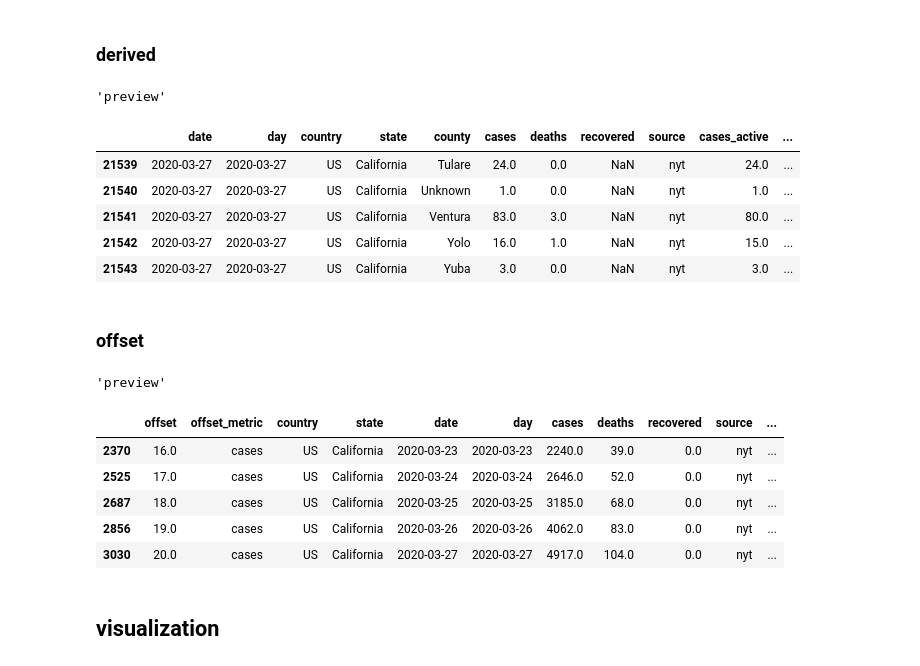
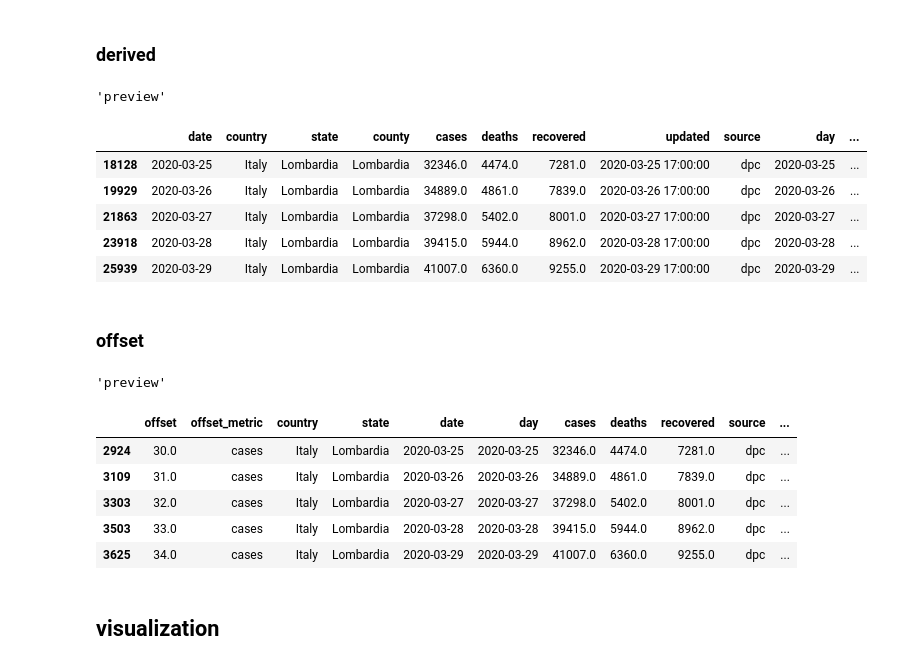
Before and after one commit to eferm/covid-19, a Jupyter notebook: notebooks/covid-19.ipynb, the cells around one changed output. Saved outputs shown, nothing was run; the diff lists cells and outputs as text; code cells hidden in the pictures.

```diff
--- a/notebooks/covid-19.ipynb
+++ b/notebooks/covid-19.ipynb
@@ -40,6 +40,7 @@ CATALOG = {
     'jhu': JHU(**kwargs).clean,
     'ctp': CTP(**kwargs).clean,
     'nyt': NYT(**kwargs).clean,
+    'dpc': DPC(**kwargs).clean,
 }
 
 for name, df in CATALOG.items():
@@ -194,25 +231,25 @@ def with_pct_change(df):
 # %%
 for i, level in enumerate(LEVELS):
     df = (
         rollup(CATALOG['df.combined'], level)
         .pipe(with_cases_active)
         .pipe(with_cfr)
         .pipe(with_diffs)
         .pipe(with_pct_change)
     )
     CATALOG[f'df.derived.{level}'] = df
 
 df = CATALOG['df.derived.county']
-df = df.loc[df['state'] == 'California']
+df = df.loc[df['state'] == 'Lombardia']
 display('preview', df.tail())
 # %% [output]
 'preview'
-|  | date | day | country | state | county | cases | deaths | recovered | source | cases_active | ... |
-| 21539 | 2020-03-27 | 2020-03-27 | US | California | Tulare | 24.0 | 0.0 | NaN | nyt | 24.0 | ... |
-| 21540 | 2020-03-27 | 2020-03-27 | US | California | Unknown | 1.0 | 0.0 | NaN | nyt | 1.0 | ... |
-| 21541 | 2020-03-27 | 2020-03-27 | US | California | Ventura | 83.0 | 3.0 | NaN | nyt | 80.0 | ... |
-| 21542 | 2020-03-27 | 2020-03-27 | US | California | Yolo | 16.0 | 1.0 | NaN | nyt | 15.0 | ... |
-| 21543 | 2020-03-27 | 2020-03-27 | US | California | Yuba | 3.0 | 0.0 | NaN | nyt | 3.0 | ... |
+|  | date | country | state | county | cases | deaths | recovered | updated | source | day | ... |
+| 18128 | 2020-03-25 | Italy | Lombardia | Lombardia | 32346.0 | 4474.0 | 7281.0 | 2020-03-25 17:00:00 | dpc | 2020-03-25 | ... |
+| 19929 | 2020-03-26 | Italy | Lombardia | Lombardia | 34889.0 | 4861.0 | 7839.0 | 2020-03-26 17:00:00 | dpc | 2020-03-26 | ... |
+| 21863 | 2020-03-27 | Italy | Lombardia | Lombardia | 37298.0 | 5402.0 | 8001.0 | 2020-03-27 17:00:00 | dpc | 2020-03-27 | ... |
+| 23918 | 2020-03-28 | Italy | Lombardia | Lombardia | 39415.0 | 5944.0 | 8962.0 | 2020-03-28 17:00:00 | dpc | 2020-03-28 | ... |
+| 25939 | 2020-03-29 | Italy | Lombardia | Lombardia | 41007.0 | 6360.0 | 9255.0 | 2020-03-29 17:00:00 | dpc | 2020-03-29 | ... |
 # %% [markdown]
 ### offset
 # %%
@@ -261,17 +298,17 @@ for i, level in enumerate(LEVELS):
     CATALOG[f'df.offset.{level}'] = df
 
 df = CATALOG['df.offset.state']
-df = df.loc[(df['state'] == 'California')
+df = df.loc[(df['state'] == 'Lombardia')
             & (df['offset_metric'] == 'cases')]
 display('preview', df.tail())
 # %% [output]
 'preview'
 |  | offset | offset_metric | country | state | date | day | cases | deaths | recovered | source | ... |
-| 2370 | 16.0 | cases | US | California | 2020-03-23 | 2020-03-23 | 2240.0 | 39.0 | 0.0 | nyt | ... |
-| 2525 | 17.0 | cases | US | California | 2020-03-24 | 2020-03-24 | 2646.0 | 52.0 | 0.0 | nyt | ... |
-| 2687 | 18.0 | cases | US | California | 2020-03-25 | 2020-03-25 | 3185.0 | 68.0 | 0.0 | nyt | ... |
-| 2856 | 19.0 | cases | US | California | 2020-03-26 | 2020-03-26 | 4062.0 | 83.0 | 0.0 | nyt | ... |
-| 3030 | 20.0 | cases | US | California | 2020-03-27 | 2020-03-27 | 4917.0 | 104.0 | 0.0 | nyt | ... |
+| 2924 | 30.0 | cases | Italy | Lombardia | 2020-03-25 | 2020-03-25 | 32346.0 | 4474.0 | 7281.0 | dpc | ... |
+| 3109 | 31.0 | cases | Italy | Lombardia | 2020-03-26 | 2020-03-26 | 34889.0 | 4861.0 | 7839.0 | dpc | ... |
+| 3303 | 32.0 | cases | Italy | Lombardia | 2020-03-27 | 2020-03-27 | 37298.0 | 5402.0 | 8001.0 | dpc | ... |
+| 3503 | 33.0 | cases | Italy | Lombardia | 2020-03-28 | 2020-03-28 | 39415.0 | 5944.0 | 8962.0 | dpc | ... |
+| 3625 | 34.0 | cases | Italy | Lombardia | 2020-03-29 | 2020-03-29 | 41007.0 | 6360.0 | 9255.0 | dpc | ... |
 # %% [markdown]
 ## visualization
 # %% [markdown]
```
Also changed, not shown: parts of 8 cells of this notebook, 2 other files.
